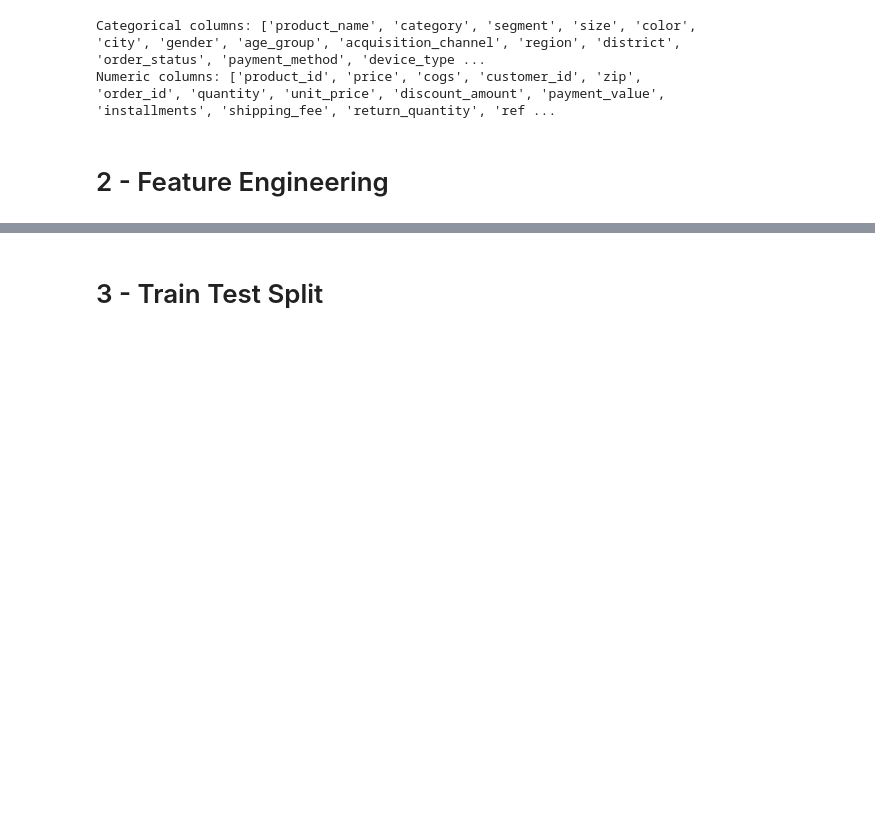
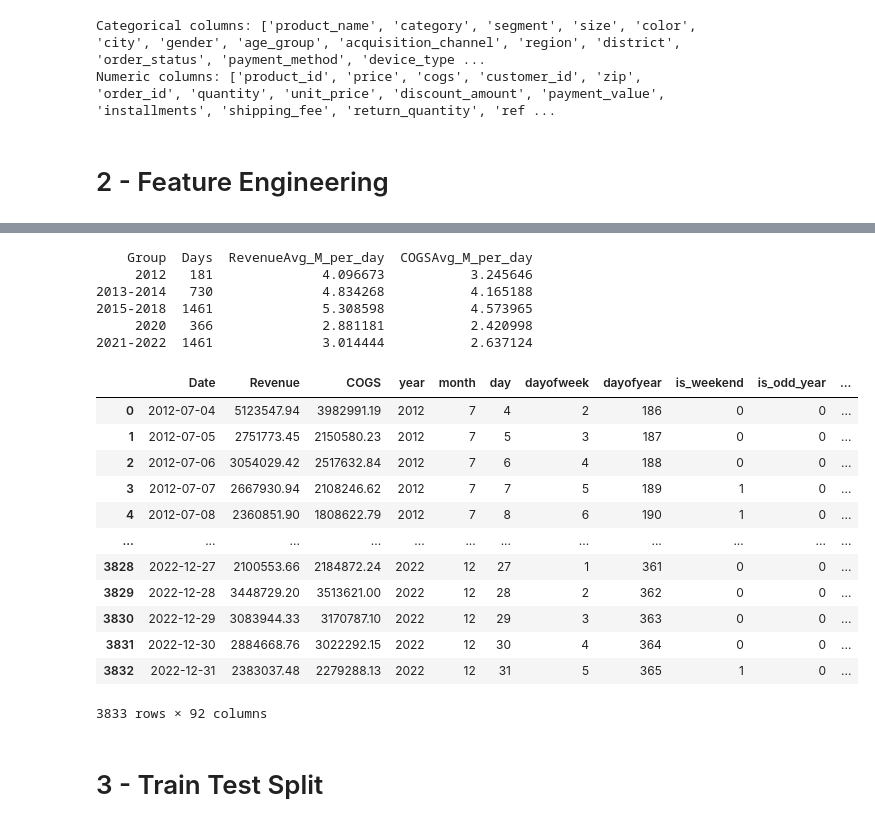
Before and after one commit to olweny06/Datathon-BIUS, a Jupyter notebook: notebooks/forecast.ipynb, the cells around one changed output, grey strips where cells are left out. Saved outputs shown, nothing was run; the diff lists cells and outputs as text; code cells hidden in the pictures; blank space fills up the shorter version.

```diff
--- a/notebooks/forecast.ipynb
+++ b/notebooks/forecast.ipynb
@@ -359,8 +416,40 @@ Numeric columns: ['product_id', 'price', 'cogs', 'customer_id', 'zip', 'order_id
+# %%
+print(
+    group_stats[
+        ["Group", "Days", "RevenueAvg_M_per_day", "COGSAvg_M_per_day"]
+    ].to_string(index=False)
+)
+# 2012 bị bỏ vì đó là năm không đầy đủ, chỉ có 181 ngày từ 2012-07 đến 2012-12. Nếu giữ lại, model học seasonality năm từ một năm bị cụt.
+# 2020 bị bỏ vì nó là năm đứt gãy hành vi rất rõ, đây là một đợt suy thoái, kinh doanh ảm đạm, dao động nhẹ. Trung bình doanh thu ngày của 2020 chỉ khoảng 2.88M, trong khi 2015-2018 là khoảng 5.31M, còn 2021-2022 là khoảng 3.01M. Nó thường bị coi là một năm shock/outlier.
+# 2013-2014 bị bỏ vì chúng là giai đoạn quá cũ / early regime, level doanh thu cao hơn đáng kể và pattern có thể không còn hợp với giai đoạn gần 2023
+MODEL_EXCLUDED_YEARS = [2020, 2012, 2013, 2014]
+# %% [output]
+    Group  Days  RevenueAvg_M_per_day  COGSAvg_M_per_day
+     2012   181              4.096673           3.245646
+2013-2014   730              4.834268           4.165188
+2015-2018  1461              5.308598           4.573965
+     2020   366              2.881181           2.420998
+2021-2022  1461              3.014444           2.637124
 # %%
 # Merge training data and test data
-df = build_forecasting_frame(sales)
+df, _ = build_forecasting_frame(sales)
 df = add_calendar_features(df)
 df = add_promo_features(df)
+df
+# %% [output]
+|  | Date | Revenue | COGS | year | month | day | dayofweek | dayofyear | is_weekend | is_odd_year | ... |
+| 0 | 2012-07-04 | 5123547.94 | 3982991.19 | 2012 | 7 | 4 | 2 | 186 | 0 | 0 | ... |
+| 1 | 2012-07-05 | 2751773.45 | 2150580.23 | 2012 | 7 | 5 | 3 | 187 | 0 | 0 | ... |
+| 2 | 2012-07-06 | 3054029.42 | 2517632.84 | 2012 | 7 | 6 | 4 | 188 | 0 | 0 | ... |
+| 3 | 2012-07-07 | 2667930.94 | 2108246.62 | 2012 | 7 | 7 | 5 | 189 | 1 | 0 | ... |
+| 4 | 2012-07-08 | 2360851.90 | 1808622.79 | 2012 | 7 | 8 | 6 | 190 | 1 | 0 | ... |
+| ... | ... | ... | ... | ... | ... | ... | ... | ... | ... | ... | ... |
+| 3828 | 2022-12-27 | 2100553.66 | 2184872.24 | 2022 | 12 | 27 | 1 | 361 | 0 | 0 | ... |
+| 3829 | 2022-12-28 | 3448729.20 | 3513621.00 | 2022 | 12 | 28 | 2 | 362 | 0 | 0 | ... |
+| 3830 | 2022-12-29 | 3083944.33 | 3170787.10 | 2022 | 12 | 29 | 3 | 363 | 0 | 0 | ... |
+| 3831 | 2022-12-30 | 2884668.76 | 3022292.15 | 2022 | 12 | 30 | 4 | 364 | 0 | 0 | ... |
+| 3832 | 2022-12-31 | 2383037.48 | 2279288.13 | 2022 | 12 | 31 | 5 | 365 | 1 | 0 | ... |
+3833 rows × 92 columns
 # %% [markdown]
 # 3 - Train Test Split
 # %%
```
Also changed, not shown: parts of 7 cells of this notebook, 1 other file.
